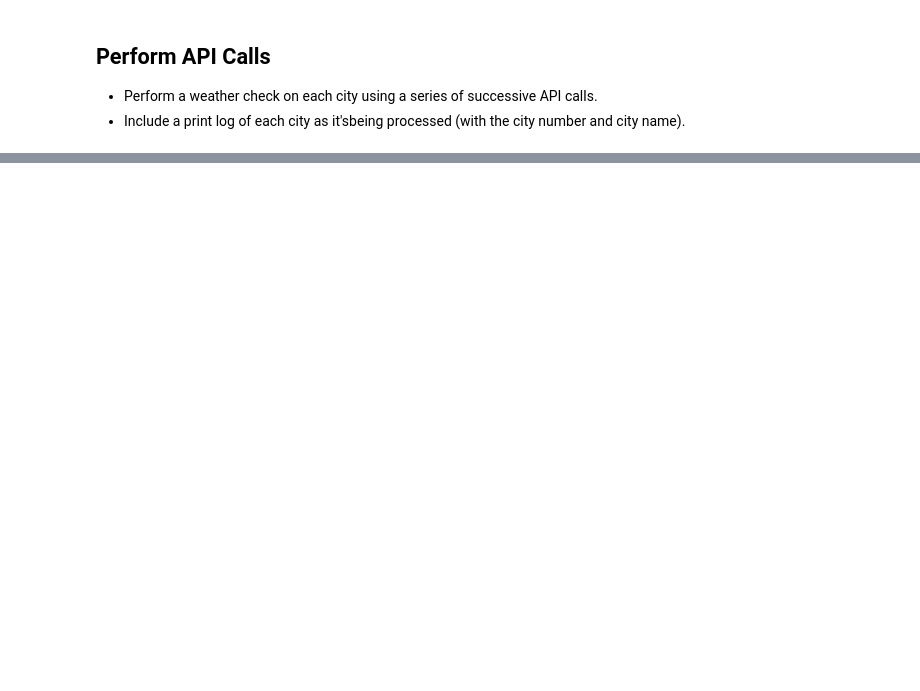
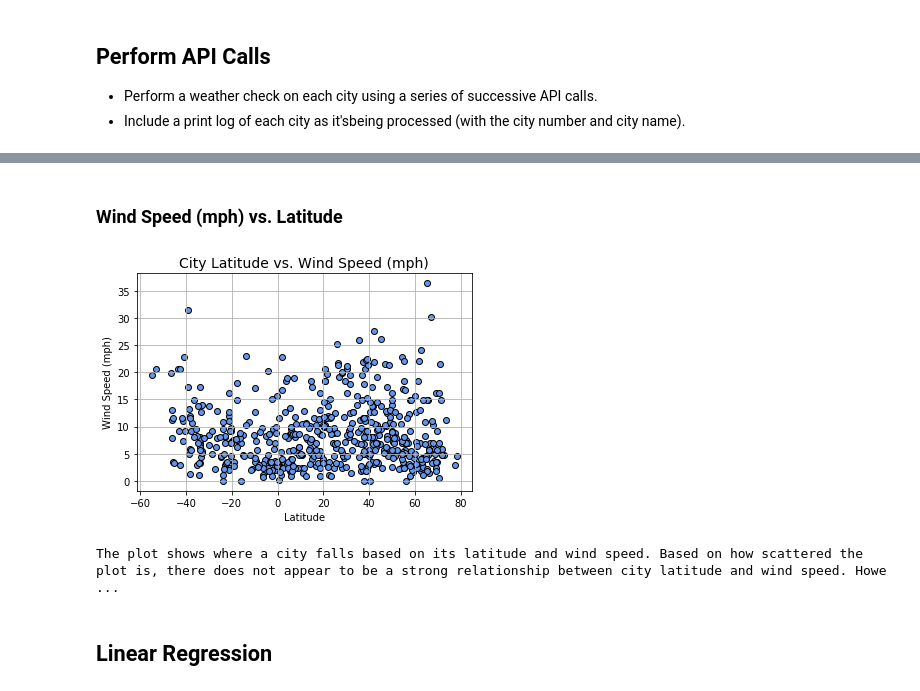
Before and after one commit to golson002/06-Python-API-Challenge, a Jupyter notebook: WeatherPy/WeatherPy_Submission.ipynb, the cells around one changed output, grey strips where cells are left out. Saved outputs shown, nothing was run; the diff lists cells and outputs as text; code cells hidden in the pictures; blank space fills up the shorter version.

```diff
--- a/WeatherPy/WeatherPy_Submission.ipynb
+++ b/WeatherPy/WeatherPy_Submission.ipynb
@@ -129,0 +264,23 @@ weather_df
+# %% [markdown]
+### Wind Speed (mph) vs. Latitude
+# %%
+# Create a scatter plot of City Latitude vs. Cloudiness
+x_axis4 = weather_df['Lat']
+y_axis4 = weather_df['Wind Speed']
+
+plt.scatter(x_axis4, y_axis4, marker = 'o', facecolor = 'cornflowerblue', edgecolor = 'black')
+plt.xlabel('Latitude')
+plt.ylabel('Wind Speed (mph)')
+plt.title('City Latitude vs. Wind Speed (mph)', fontsize = 14)
+plt.grid(True)
+
+plt.savefig('Weather_Output/City Latitude vs. Wind Speed.png')
+
+plt.show()
+
+print('The plot shows where a city falls based on its latitude and wind speed. Based on how scattered the plot is, there does not appear to be a strong relationship between city latitude and wind speed. However, the plot does show that wind speed rarely goes above 20 mph in the cities selected.')
+# %% [output]
+[figure, added]
+The plot shows where a city falls based on its latitude and wind speed. Based on how scattered the plot is, there does not appear to be a strong relationship between city latitude and wind speed. Howe ...
+# %% [markdown]
+## Linear Regression
```
Also changed, not shown: parts of 29 cells of this notebook, 5 other files.
